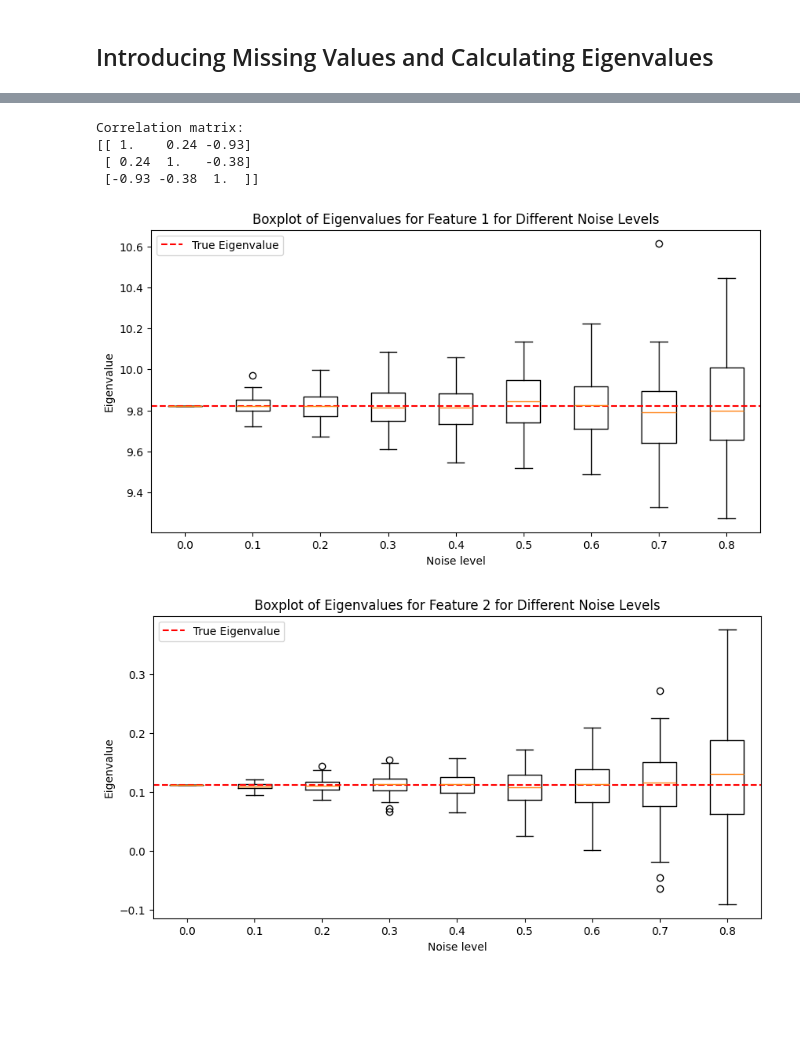
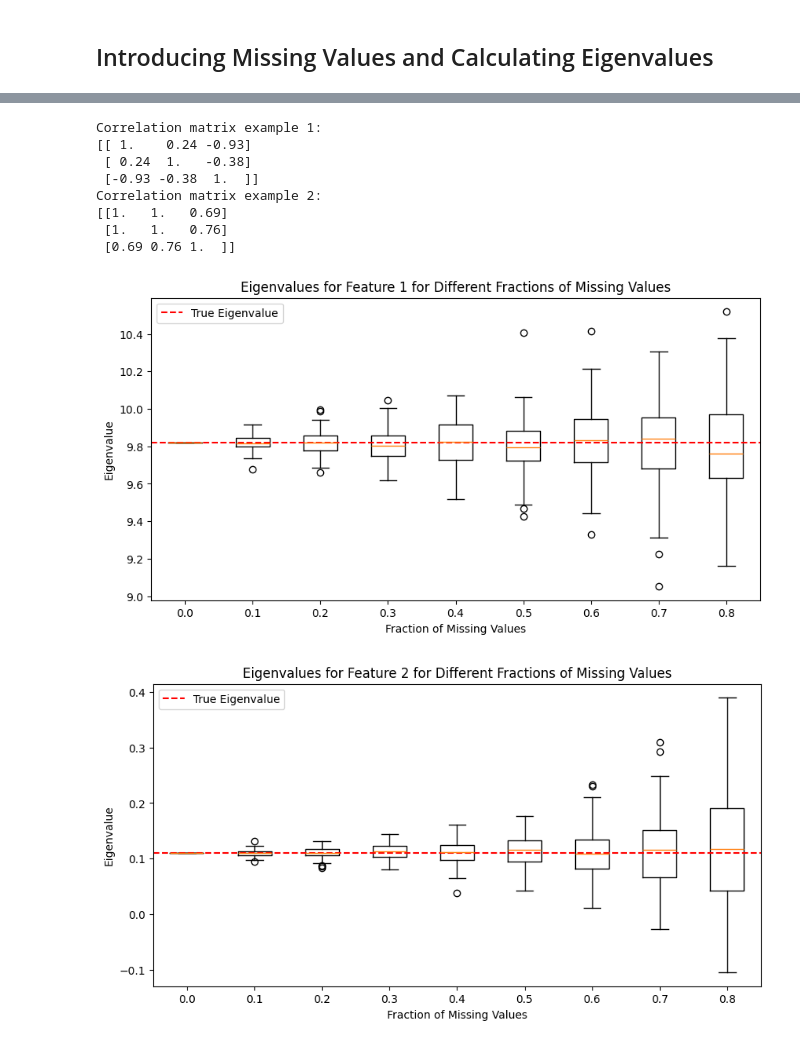
Before and after one commit to Sondringsen/data-science, a Jupyter notebook: negative_eigenvalues/empirical_eigenvalues.ipynb, the cells around one changed output, grey strips where cells are left out. Cells and saved outputs as stored; diff of their text form; code cells hidden in the pictures; blank space fills up the shorter version.

```diff
--- a/negative_eigenvalues/empirical_eigenvalues.ipynb
+++ b/negative_eigenvalues/empirical_eigenvalues.ipynb
@@ -126,34 +160,57 @@ In the below examples we see that the estimation of the covariance matrix and th
+# %%
+# Base example
+Z1 = np.random.randn(m, n)
+
+L1 = np.tril(np.random.randn(n, n))
+np.fill_diagonal(L1, 1)
+mu1 = np.random.randn(n, 1)
+
+X1 = mu1 + L1 @ Z1.T
+
+# High correlation example
+Z2 = np.random.randn(m, n)
+
+L2 = 10*np.tril(np.random.uniform(0.9, 1.1, size=(n, n)))
+np.fill_diagonal(L2, 1)
+mu2 = np.random.randn(n, 1)
+
+X2 = mu2 + L2 @ Z2.T
+
+print("Correlation matrix example 1:")
+print(np.corrcoef(X1))
+
+print("Correlation matrix example 2:")
+print(np.corrcoef(X2))
+# %% [output]
+Correlation matrix example 1:
+[[ 1.    0.24 -0.93]
+ [ 0.24  1.   -0.38]
+ [-0.93 -0.38  1.  ]]
+Correlation matrix example 2:
+[[1.   1.   0.69]
+ [1.   1.   0.76]
+ [0.69 0.76 1.  ]]
+# %%
+# Setup for plotting
+tick_labels = np.linspace(0.0, 0.8, 9)
+tick_labels = [f"{tick:.1f}" for tick in tick_labels]
+
+eigenvalues_samples_X1, _, _ = bootstrap_eigenvalues(X1)
+true_eigenvalues_X1 = np.linalg.eigvals(np.cov(X1))
+
+eigenvalues_samples_X2, na_fraction_when_negative_X2, removed_fraction_when_negative_X2 = bootstrap_eigenvalues(X2)
+true_eigenvalues_X2 = np.linalg.eigvals(np.cov(X2))
 # %%
-Z = np.random.randn(m, n)
-
-L = np.tril(np.random.randn(n, n))
-np.fill_diagonal(L, 1)
-mu = np.random.randn(n, 1)
-
-X = mu + L @ Z.T
-
-eigenvalues_samples = bootstrap_eigenvalues(X)
-true_eigenvalues = np.linalg.eigvals(np.cov(X))
-
-print("Correlation matrix:")
-print(np.corrcoef(X))
-
-tick_labels = np.linspace(0.0, 0.8, 9)
-tick_labels = [f"{tick:.1f}" for tick in tick_labels]
-
-for i in range(X.shape[0]):
+# Base example plotting
+for i in range(n):
     plt.figure(figsize=(10, 5))
-    plt.boxplot(eigenvalues_samples[i], tick_labels=tick_labels)
-    plt.axhline(y=true_eigenvalues[i], color='r', linestyle='--', label='True Eigenvalue')
-    plt.title(f'Boxplot of Eigenvalues for Feature {i+1} for Different Noise Levels')
-    plt.xlabel('Noise level')
+    plt.boxplot(eigenvalues_samples_X1[i], tick_labels=tick_labels)
+    plt.axhline(y=true_eigenvalues_X1[i], color='r', linestyle='--', label='True Eigenvalue')
+    plt.title(f'Eigenvalues for Feature {i+1} for Different Fractions of Missing Values')
+    plt.xlabel('Fraction of Missing Values')
     plt.ylabel('Eigenvalue')
     plt.legend()
     plt.show()
 # %% [output]
-Correlation matrix:
-[[ 1.    0.24 -0.93]
- [ 0.24  1.   -0.38]
- [-0.93 -0.38  1.  ]]
-[figure, old version]
+[figure, new version]
-[figure, old version]
+[figure, new version]
```
Also changed, not shown: parts of 17 cells of this notebook, 1 other file.
